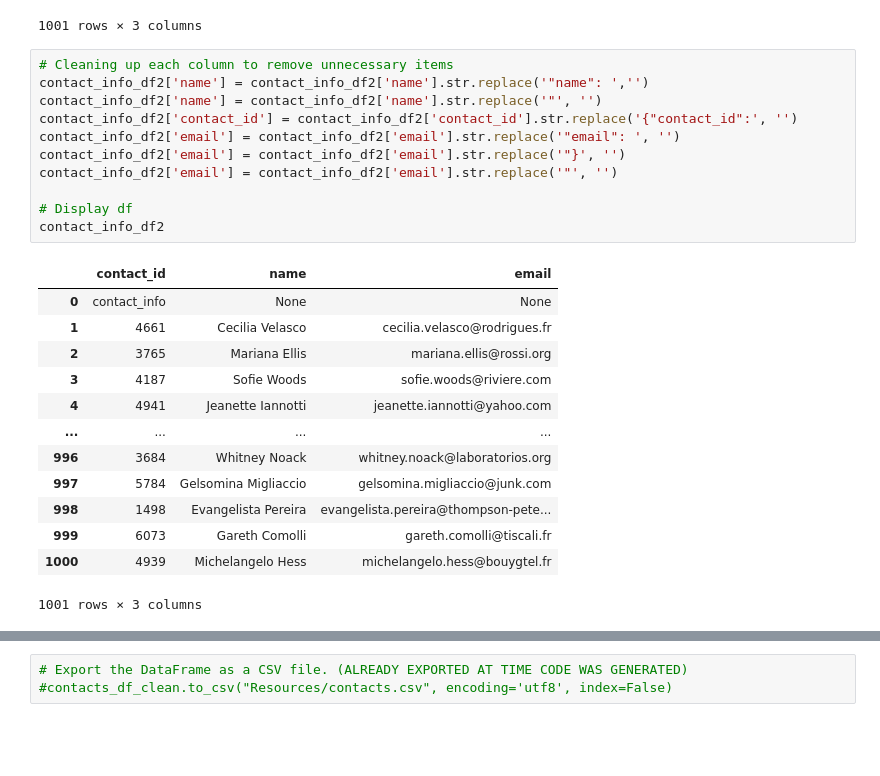
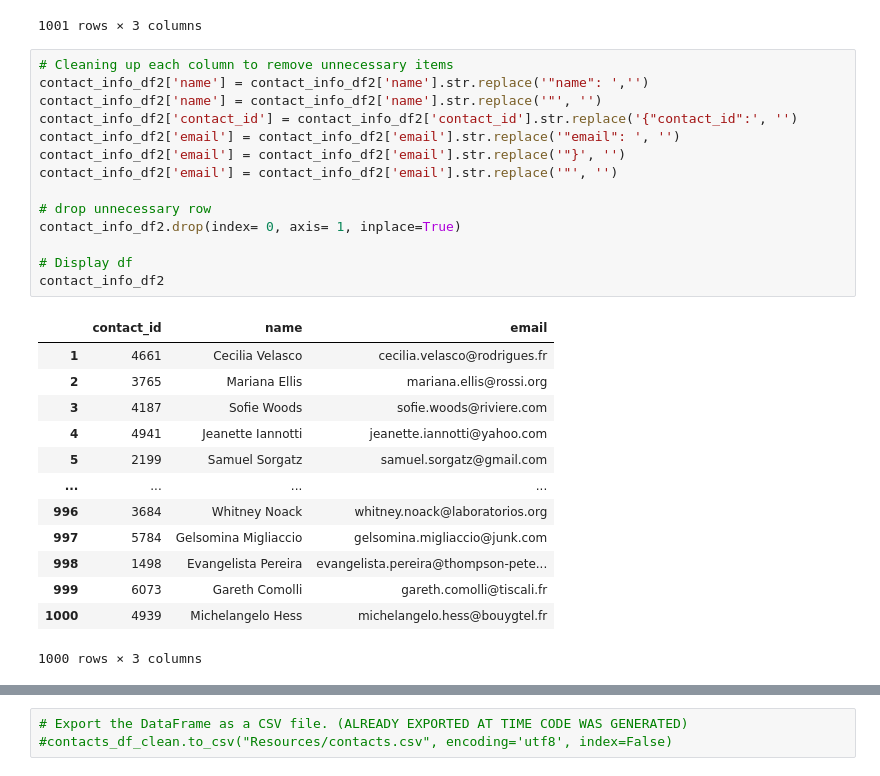
Before and after one commit to davidixonn/Crowdfunding_ETL, a Jupyter notebook: Starter Code/ETL_Mini_Project_FINAL_Code.ipynb, the cells around one changed output, grey strips where cells are left out. Saved outputs shown, nothing was run; the diff lists cells and outputs as text; blank space fills up the shorter version.

```diff
--- a/Starter Code/ETL_Mini_Project_FINAL_Code.ipynb
+++ b/Starter Code/ETL_Mini_Project_FINAL_Code.ipynb
@@ -333,28 +333,31 @@ contact_info_df2
 # %%
 # Cleaning up each column to remove unnecessary items
 contact_info_df2['name'] = contact_info_df2['name'].str.replace('"name": ','')
 contact_info_df2['name'] = contact_info_df2['name'].str.replace('"', '')
 contact_info_df2['contact_id'] = contact_info_df2['contact_id'].str.replace('{"contact_id":', '')
 contact_info_df2['email'] = contact_info_df2['email'].str.replace('"email": ', '')
 contact_info_df2['email'] = contact_info_df2['email'].str.replace('"}', '')
 contact_info_df2['email'] = contact_info_df2['email'].str.replace('"', '')
 
+# drop unnecessary row
+contact_info_df2.drop(index= 0, axis= 1, inplace=True)
+
 # Display df
 contact_info_df2
 # %% [output]
 |  | contact_id | name | email |
-| 0 | contact_info | None | None |
 | 1 | 4661 | Cecilia Velasco | cecilia.velasco@rodrigues.fr |
 | 2 | 3765 | Mariana Ellis | mariana.ellis@rossi.org |
 | 3 | 4187 | Sofie Woods | sofie.woods@riviere.com |
 | 4 | 4941 | Jeanette Iannotti | jeanette.iannotti@yahoo.com |
+| 5 | 2199 | Samuel Sorgatz | samuel.sorgatz@gmail.com |
 | ... | ... | ... | ... |
 | 996 | 3684 | Whitney Noack | whitney.noack@laboratorios.org |
 | 997 | 5784 | Gelsomina Migliaccio | gelsomina.migliaccio@junk.com |
 | 998 | 1498 | Evangelista Pereira | evangelista.pereira@thompson-pete... |
 | 999 | 6073 | Gareth Comolli | gareth.comolli@tiscali.fr |
 | 1000 | 4939 | Michelangelo Hess | michelangelo.hess@bouygtel.fr |
-1001 rows × 3 columns
+1000 rows × 3 columns
 # %%
 # Check the datatypes.
 contact_info_df2['contact_id'] =  contact_info_df2['contact_id'].astype(int)
```
Also changed, not shown: parts of 4 cells of this notebook.
